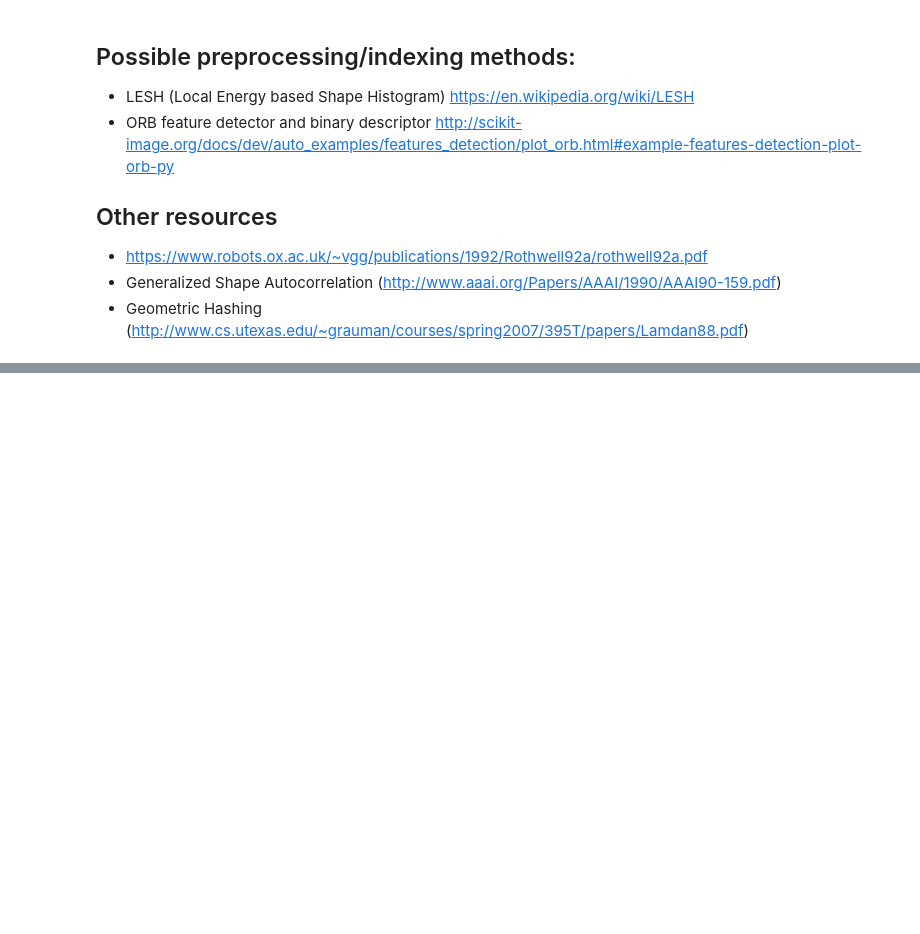
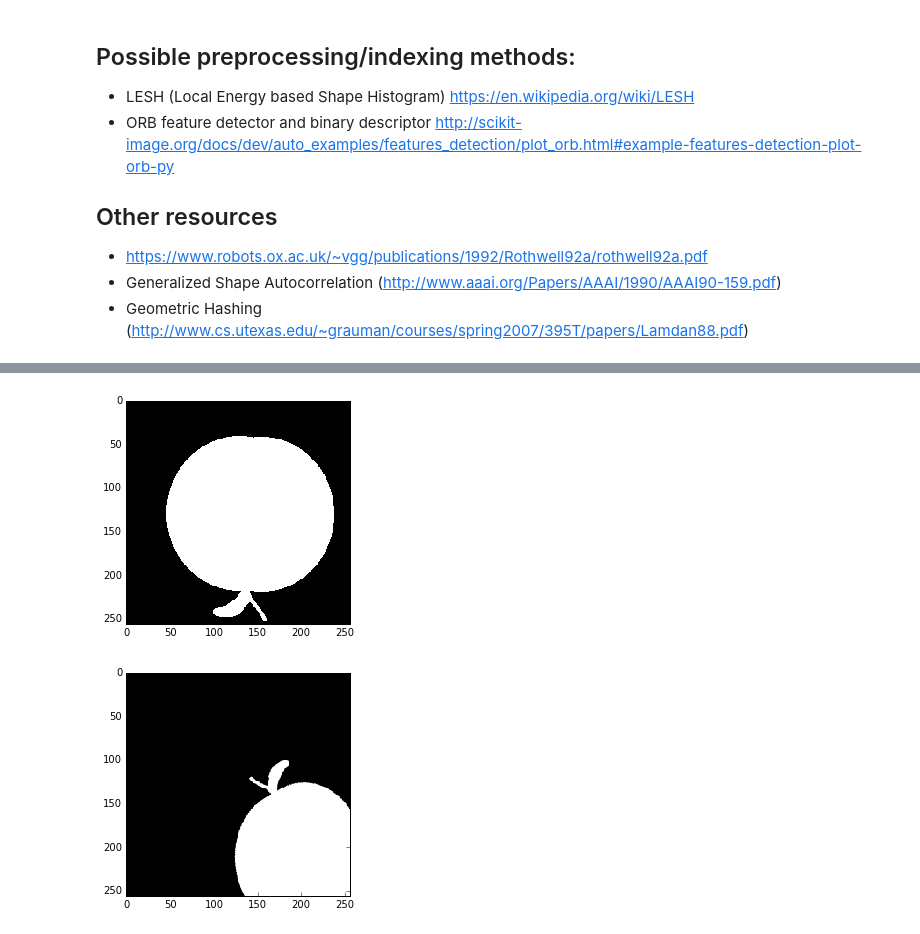
Before and after one commit to eugeniashurko/fork-recognition, a Jupyter notebook: experiments/scikit_image_playground.ipynb, the cells around one changed output, grey strips where cells are left out. Saved outputs shown, nothing was run; the diff lists cells and outputs as text; code cells hidden in the pictures; blank space fills up the shorter version.

```diff
--- a/experiments/scikit_image_playground.ipynb
+++ b/experiments/scikit_image_playground.ipynb
@@ -59,0 +73,13 @@ plt.show()
+# %%
+im2 = tf.rotate(im1, 180)
+tform = tf.AffineTransform(scale=(1.3, 1.1), rotation=0.5,
+                           translation=(0, -200))
+im3 = tf.warp(im1, tform)
+# %%
+imshow(im2)
+show()
+imshow(im3)
+show()
+# %% [output]
+[figure, added]
+[figure, added]
```
Also changed, not shown: parts of 13 cells of this notebook, 1 other file.
